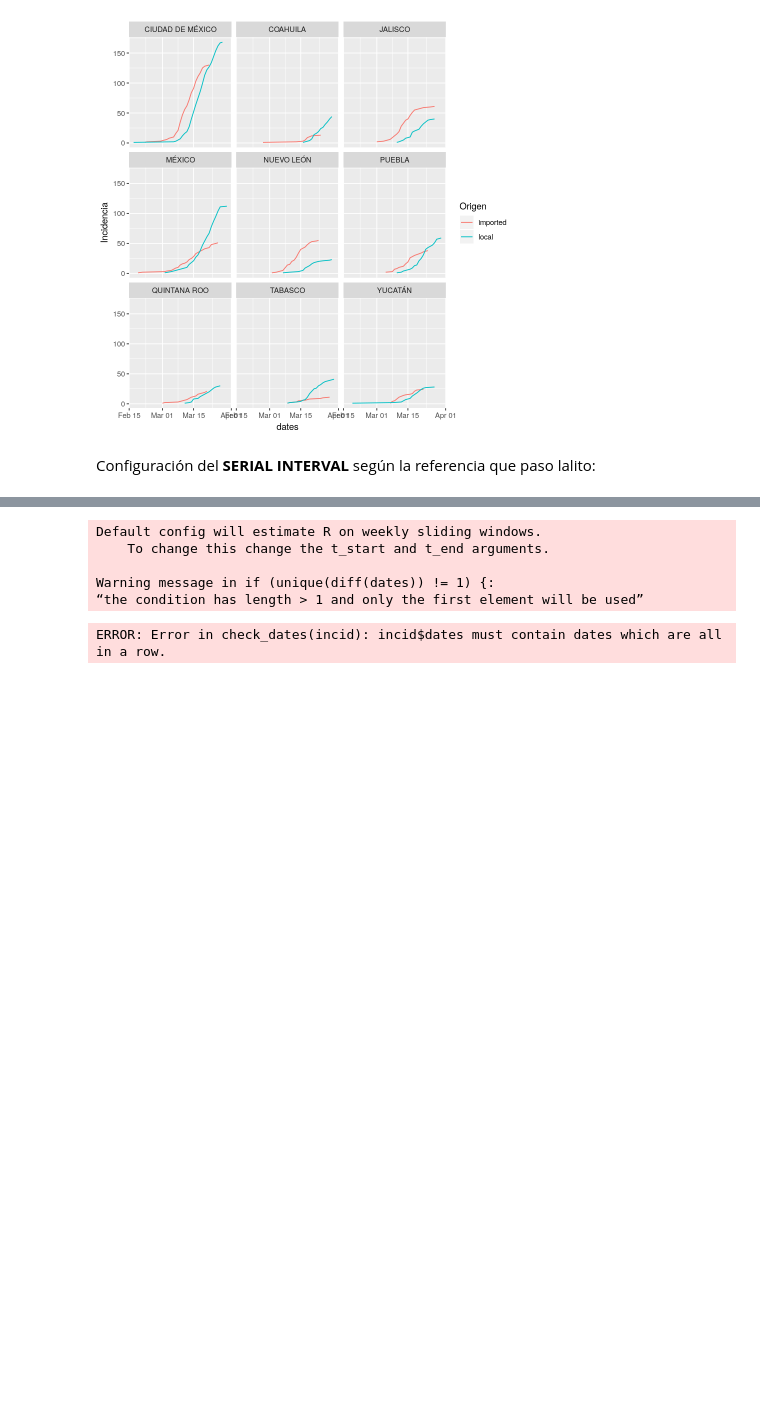
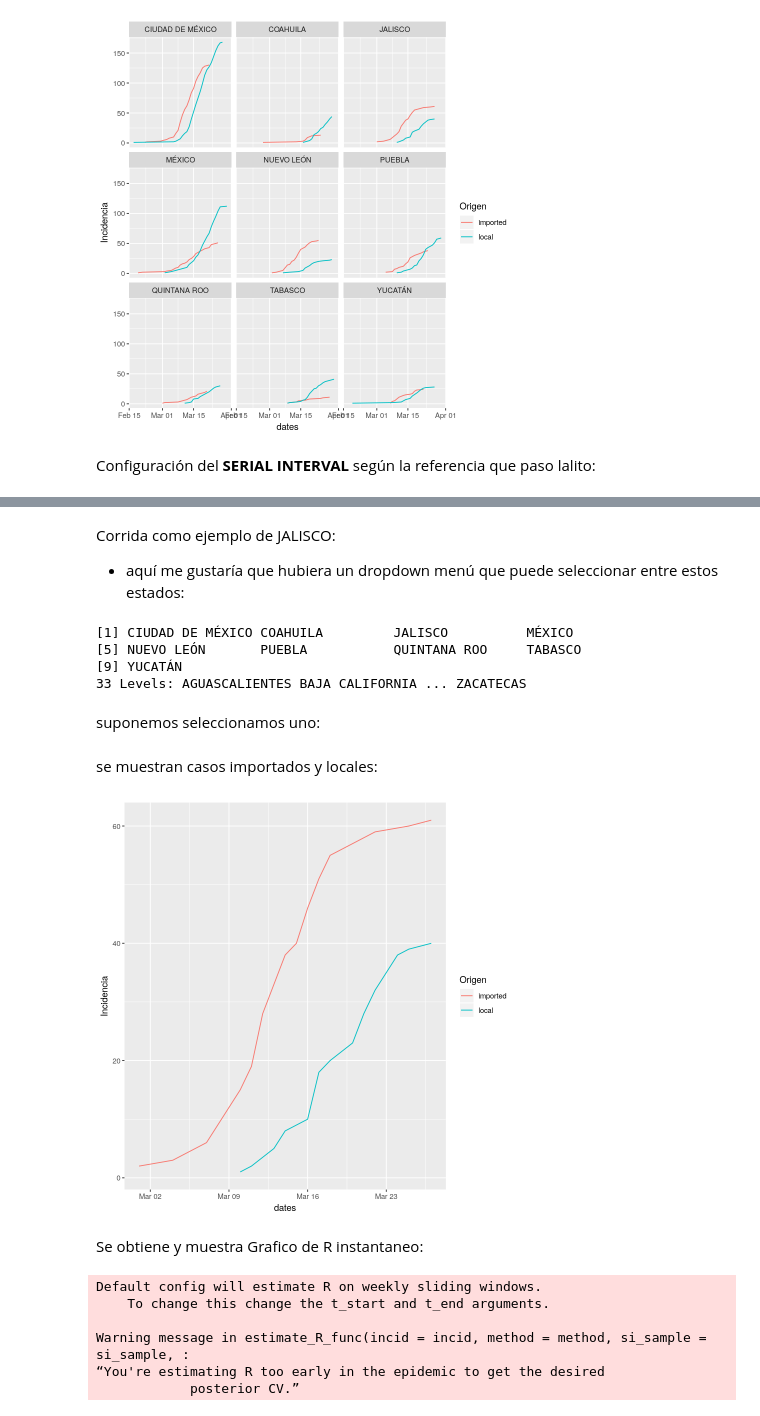
Before and after one commit to NunezKant/COVID19_MEX_MASTER, a Jupyter notebook: notebooks/REpi.ipynb, the cells around one changed output, grey strips where cells are left out. Drawn from its saved outputs; the diff is of its cells as text; code cells hidden in the pictures; blank space fills up the shorter version.

```diff
--- a/notebooks/REpi.ipynb
+++ b/notebooks/REpi.ipynb
@@ -80,19 +112,43 @@ Corrida como ejemplo de JALISCO:
+# %% [markdown]
+Corrida como ejemplo de JALISCO:
+
+* aquí me gustaría que hubiera un dropdown menú que puede seleccionar entre estos estados:
+# %%
+unique(Mex_Clean_arriba50$Estado) # esta linea diera las opciones del dropdown menú
+# %% [output]
+[1] CIUDAD DE MÉXICO COAHUILA         JALISCO          MÉXICO
+[5] NUEVO LEÓN       PUEBLA           QUINTANA ROO     TABASCO
+[9] YUCATÁN
+33 Levels: AGUASCALIENTES BAJA CALIFORNIA ... ZACATECAS
+# %% [markdown]
+suponemos seleccionamos uno:
+# %%
+state = "JALISCO"
+# %% [markdown]
+se muestran casos importados y locales:
+# %%
+Mex_Clean_arriba50 %>%
+  filter(Estado == state) %>%
+  ggplot(aes(x=dates,y=Incidencia,color=Origen))+geom_line()
+# %% [output]
+[figure, added]
+# %% [markdown]
+Se obtiene y muestra Grafico de R instantaneo:
 # %%
-Mex_Clean_arriba50 %>%
+R <- Mex_filled %>%
   spread(Origen,Incidencia) %>%
-  filter(Estado == "JALISCO") %>%
+  filter(Estado == state) %>%
   select(c(dates,local,imported)) %>%
   ungroup() %>%
   mutate(local = replace_na(local, 0)) %>%
   mutate(imported = replace_na(imported, 0)) %>%
   estimate_R(.,method = "uncertain_si", config = config)
 
-# EL error habla si no mal entiendo de que necesita saltos diarios y el acumulado no cumple con eso...
-# sugerencias?
+R <- R$R
 # %% [output]
 Default config will estimate R on weekly sliding windows.
     To change this change the t_start and t_end arguments.
 
-Warning message in if (unique(diff(dates)) != 1) {:
-“the condition has length > 1 and only the first element will be used”
+Warning message in estimate_R_func(incid = incid, method = method, si_sample = si_sample, :
+“You're estimating R too early in the epidemic to get the desired
+            posterior CV.”
-ERROR: Error in check_dates(incid): incid$dates must contain dates which are all in a row.
```
Also changed, not shown: parts of 20 cells of this notebook.
